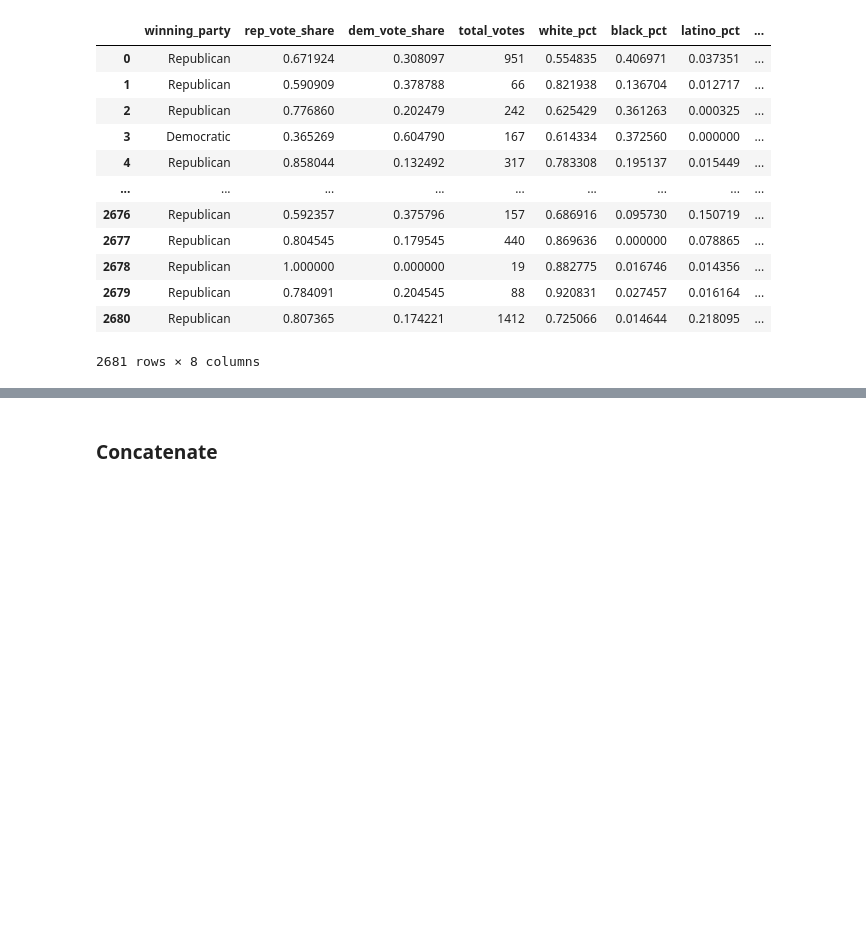
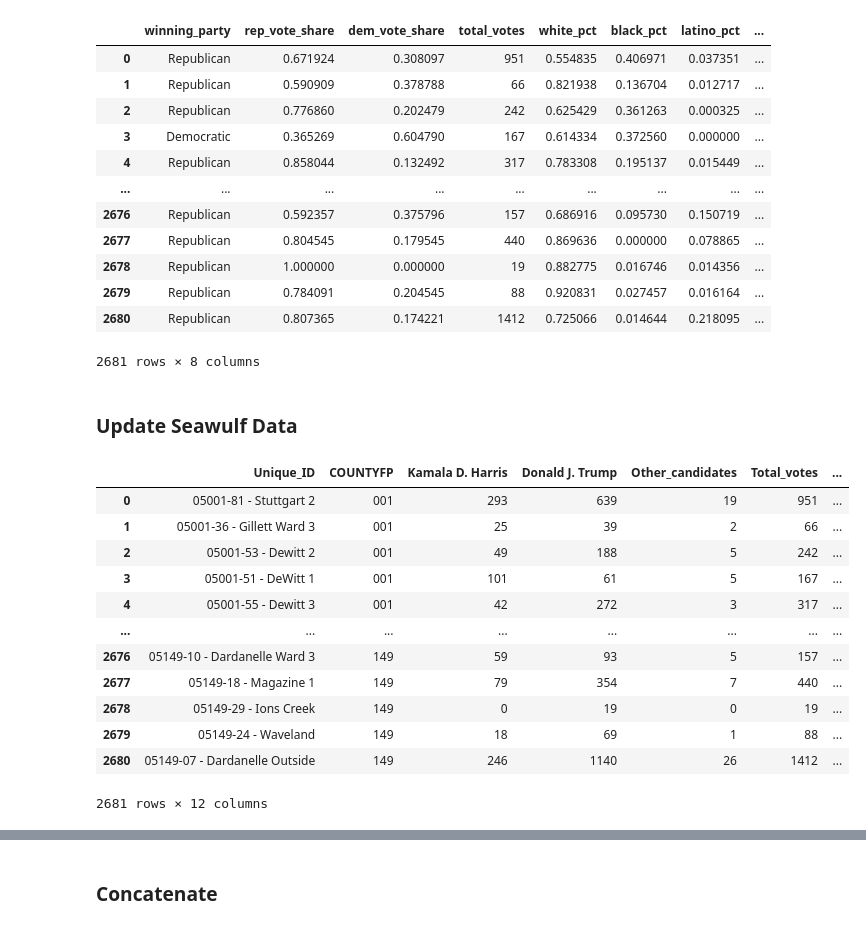
Before and after one commit to CSE416-Rockies/Rockies-VRA-Repeal-Analysis, a Jupyter notebook: preprocessing/Arkansas/ar-gingles.ipynb, the cells around one changed output, grey strips where cells are left out. Drawn from its saved outputs; the diff is of its cells as text; code cells hidden in the pictures; blank space fills up the shorter version.

Commit message:
Added EI data to seawulf.gpkg's

```diff
--- a/preprocessing/Arkansas/ar-gingles.ipynb
+++ b/preprocessing/Arkansas/ar-gingles.ipynb
@@ -114,3 +114,24 @@ data
 | 2679 | Republican | 0.784091 | 0.204545 | 88 | 0.920831 | 0.027457 | 0.016164 | ... |
 | 2680 | Republican | 0.807365 | 0.174221 | 1412 | 0.725066 | 0.014644 | 0.218095 | ... |
 2681 rows × 8 columns
+# %% [markdown]
+### Update Seawulf Data
+# %%
+import geopandas
+gdf = geopandas.read_file("../output/Arkansas/ar_seawulf.gpkg")
+gdf.to_csv("../output/Arkansas/ar_seawulf.csv", index=False)
+gdf
+# %% [output]
+|  | Unique_ID | COUNTYFP | Kamala D. Harris | Donald J. Trump | Other_candidates | Total_votes | ... |
+| 0 | 05001-81 - Stuttgart 2 | 001 | 293 | 639 | 19 | 951 | ... |
+| 1 | 05001-36 - Gillett Ward 3 | 001 | 25 | 39 | 2 | 66 | ... |
+| 2 | 05001-53 - Dewitt 2 | 001 | 49 | 188 | 5 | 242 | ... |
+| 3 | 05001-51 - DeWitt 1 | 001 | 101 | 61 | 5 | 167 | ... |
+| 4 | 05001-55 - Dewitt 3 | 001 | 42 | 272 | 3 | 317 | ... |
+| ... | ... | ... | ... | ... | ... | ... | ... |
+| 2676 | 05149-10 - Dardanelle Ward 3 | 149 | 59 | 93 | 5 | 157 | ... |
+| 2677 | 05149-18 - Magazine 1 | 149 | 79 | 354 | 7 | 440 | ... |
+| 2678 | 05149-29 - Ions Creek | 149 | 0 | 19 | 0 | 19 | ... |
+| 2679 | 05149-24 - Waveland | 149 | 18 | 69 | 1 | 88 | ... |
+| 2680 | 05149-07 - Dardanelle Outside | 149 | 246 | 1140 | 26 | 1412 | ... |
+2681 rows × 12 columns
```
Also changed, not shown: parts of 2 cells of this notebook, 5 other files.
